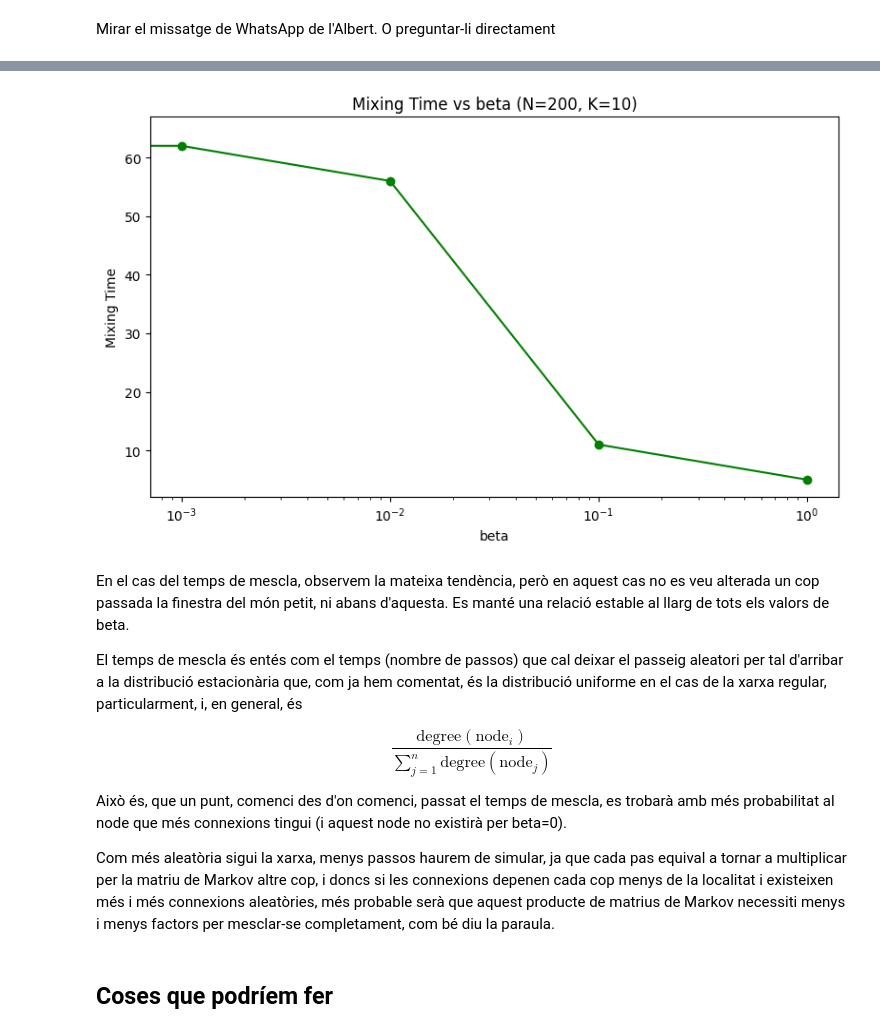
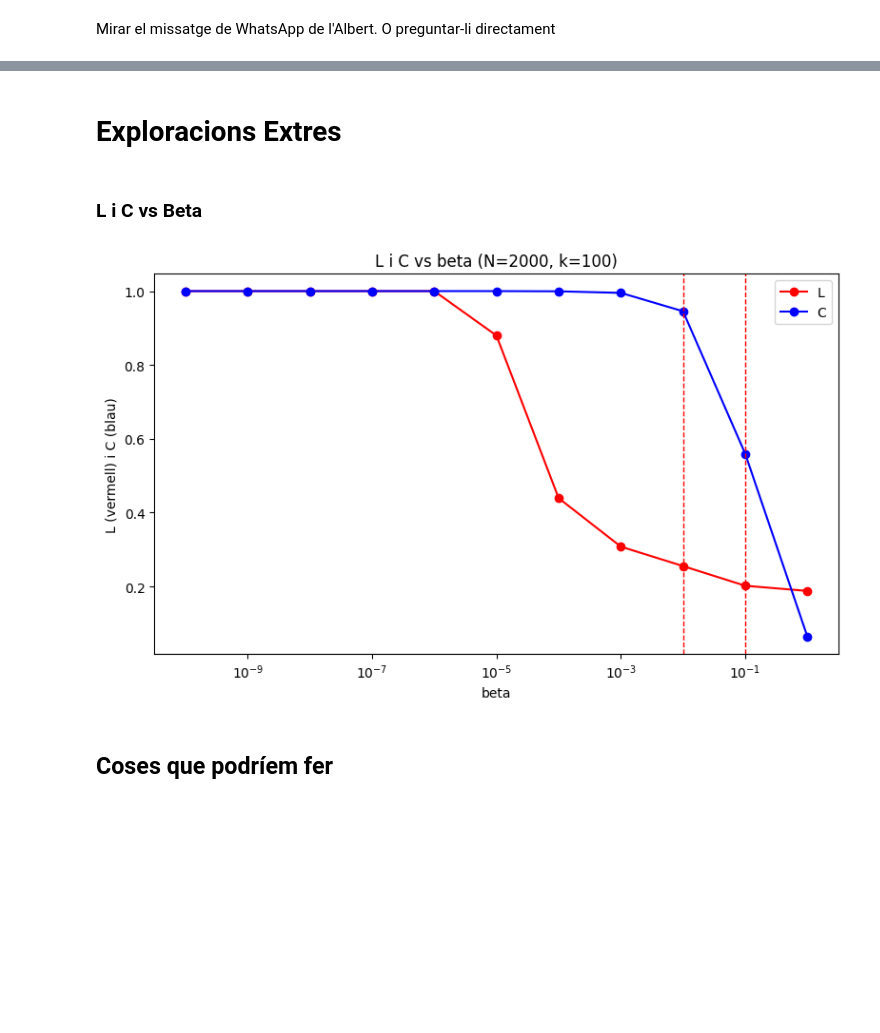
Before and after one commit to sergiresina-gif/small-world-study, a Jupyter notebook: main.ipynb, the cells around one changed output, grey strips where cells are left out. Saved outputs shown, nothing was run; the diff lists cells and outputs as text; code cells hidden in the pictures; blank space fills up the shorter version.

```diff
--- a/main.ipynb
+++ b/main.ipynb
@@ -477,38 +465,46 @@ Observem també un fenomen curiós quan just sortim de la finestra del món peti
-# %%
-# Aqui comparem el temps de mescla (mixing_time) pels diferents valors de beta
-N = 200
-K = int(0.05 * N)
-beta_values = [0, 0.001, 0.005, 0.01, 0.05, 0.1, 0.5, 1]
-mixing_times = []
-
-for beta in beta_values:
-    G = watts_strogatz(N, K, beta)
-    mixing_time_i = mixing_time(G)
-    mixing_times.append(mixing_time_i)
-
-plt.figure(figsize=(8,5))
-plt.plot(beta_values, mixing_times, marker='o', color='green')
-plt.xscale('log')
-plt.axvline(0.01, color='red', linestyle='--', linewidth=2, label='small-world window')
-plt.axvline(0.1, color='red', linestyle='--', linewidth=2)
-plt.xlabel('beta')
-plt.ylabel('Mixing Time')
-plt.title(f'Mixing Time vs beta (N={N}, K={K}, prop={prop})')
-plt.legend()
-plt.tight_layout()
-plt.show()
-# %% [output]
-[figure, removed]
-# %% [markdown]
-En el cas del temps de mescla, observem la mateixa tendència, però en aquest cas no es veu alterada un cop passada la finestra del món petit, ni abans d'aquesta. Es manté una relació estable al llarg de tots els valors de beta.
-
-El temps de mescla és entés com el temps (nombre de passos) que cal deixar el passeig aleatori per tal d'arribar a la distribució estacionària que, com ja hem comentat, és la distribució uniforme en el cas de la xarxa regular, particularment, i, en general, és
-
-$$\frac{\text{degree}(\text{node}_i)}{\sum_{j=1}^{n} \text{degree}(\text{node}_j)}$$
-
-Això és, que un punt, comenci des d'on comenci, passat el temps de mescla, es trobarà amb més probabilitat al node que més connexions tingui (i aquest node no existirà per beta=0).
-
-Com més aleatòria sigui la xarxa, menys passos haurem de simular, ja que cada pas equival a tornar a multiplicar per la matriu de Markov altre cop, i doncs si les connexions depenen cada cop menys de la localitat i existeixen més i més connexions aleatòries, més probable serà que aquest producte de matrius de Markov necessiti menys i menys factors per mesclar-se completament, com bé diu la paraula.
+# %% [markdown]
+# Exploracions Extres
+# %% [markdown]
+### L i C vs Beta
+# %%
+# Fixem una N prou gran i fem algunes simulacions per veure com varien L i L_approx
+N = 2000
+k = int(0.05 * N)
+betes = [10**(-k) for k in range(10, -1, -1)]
+
+Ls = []
+L_approxs = []
+Cs = []
+
+n_samples = 50
+
+
+G0 = anell_regular(N, k)
+L0 = L_approx(G0, n_samples=n_samples)
+C0 = C(G0)
+
+for beta in betes:
+    G = watts_strogatz(N, k, beta)
+
+    Ls.append(L(G))
+    L_approxs.append(L_approx(G, n_samples=n_samples)/L0)
+    Cs.append(C(G)/C0)
+
+
+plt.figure(figsize=(8,5))
+plt.plot(betes, L_approxs, marker='o', label='L', color='red')
+plt.plot(betes, Cs, marker='o', label='C', color='blue')
+plt.xscale('log')
+plt.xlabel('beta')
+plt.axvline(0.01, color='red', linestyle='--', linewidth=1)
+plt.axvline(0.1, color='red', linestyle='--', linewidth=1)
+plt.ylabel('L (vermell) i C (blau)')
+plt.title(f'L i C vs beta (N={N}, k={k})')
+plt.legend()
+plt.tight_layout()
+plt.show()
+# %% [output]
+[figure, added]
 # %% [markdown]
 ## Coses que podríem fer
 # %% [markdown]
```
Also changed, not shown: parts of 22 cells of this notebook, 3 other files.
